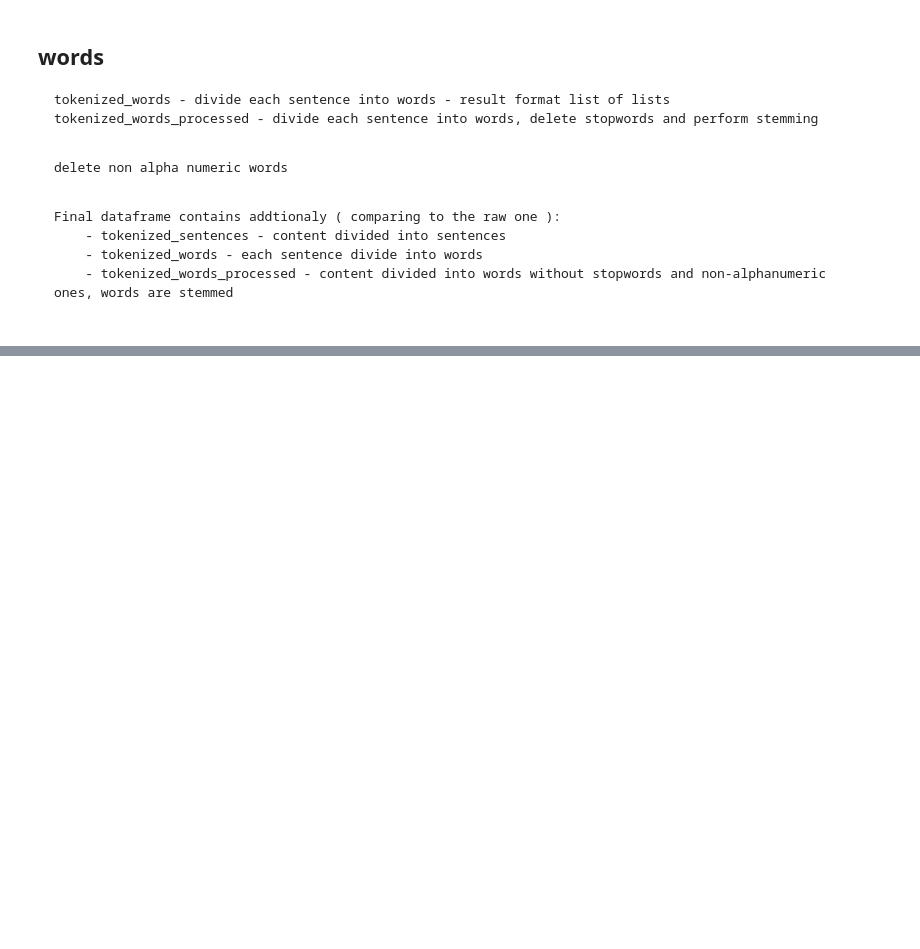
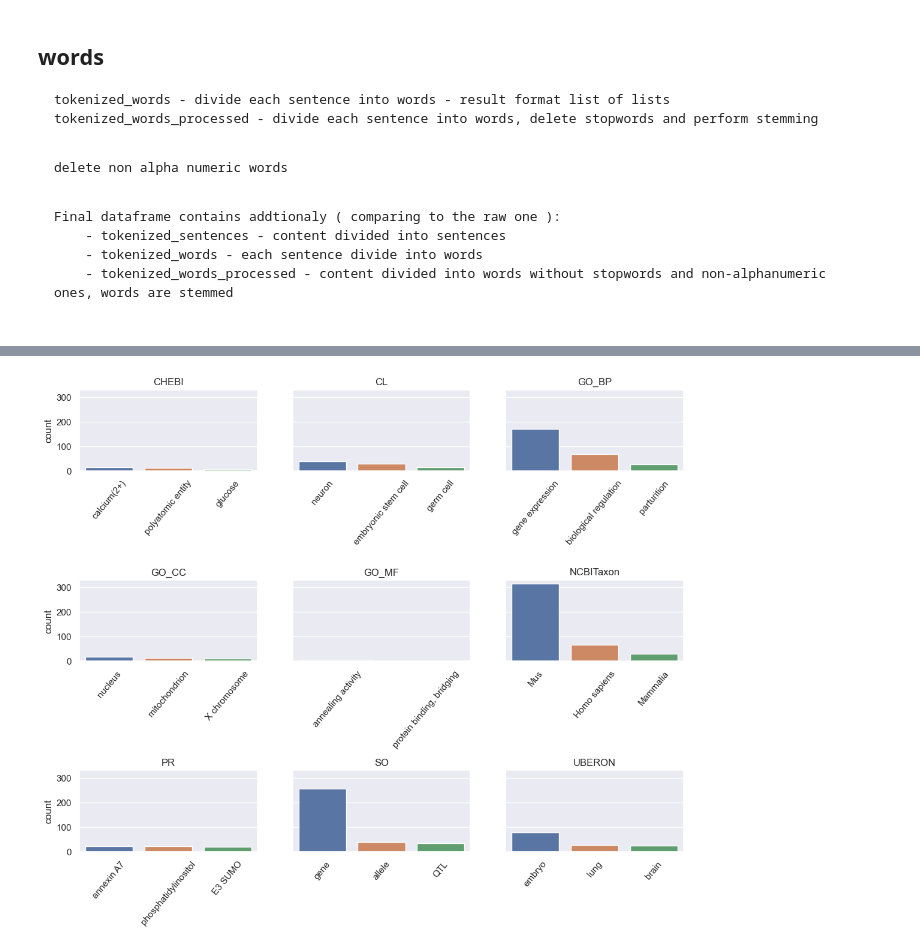
Before and after one commit to hadaszm/NLP, a Jupyter notebook: 0.REFACTOR/code-project2/1.DATA_PREPARATION/CRAFT/data_analysis.ipynb, the cells around one changed output, grey strips where cells are left out. Drawn from its saved outputs; the diff is of its cells as text; code cells hidden in the pictures; blank space fills up the shorter version.

```diff
--- a/0.REFACTOR/code-project2/1.DATA_PREPARATION/CRAFT/data_analysis.ipynb
+++ b/0.REFACTOR/code-project2/1.DATA_PREPARATION/CRAFT/data_analysis.ipynb
@@ -281,0 +307,25 @@ texts_whole.to_csv(os.path.join(results_folder,'data_whole.csv'), index=False)
+# %%
+i = 0
+sns.set_theme()
+fig,axes = plt.subplots(3,3, figsize=(13,10),sharey=True)
+plt.subplots_adjust(hspace=1.35)
+for f in os.listdir(results_folder):
+    ontology = os.path.join(results_folder,f)
+    if os.path.isdir(ontology):
+        annotations = pd.read_csv(os.path.join(ontology,'annotations.csv'))
+        dt = pd.DataFrame(annotations['MentionTextSegment'].value_counts().iloc[:3]).reset_index().rename(columns = {'index':'concept','MentionTextSegment':'count'})
+        # for two concepts the displayed text was cuuted to fit into plot
+        dt = dt.replace({'phosphatidylinositol 3,4,5-trisphosphate 3-phosphatase and dual-specificity protein phosphatase PTEN':'phosphatidylinositol',
+                'E3 SUMO-protein ligase RanBP2':'E3 SUMO'})
+        g = sns.barplot(data = dt, x = 'concept',y = 'count',ax=axes[int(i/3),int(i%3)])
+        g.set(title = f)
+        if int(i%3) != 0:
+            g.set(ylabel = '')
+        g.set(xlabel='')
+        axes[int(i/3),int(i%3)].tick_params(axis='x', rotation=50)
+
+
+        i = i+1
+plt.show()
+# %% [output]
+[figure, added]
```
Also changed, not shown: parts of 3 cells of this notebook, 3 other files.
